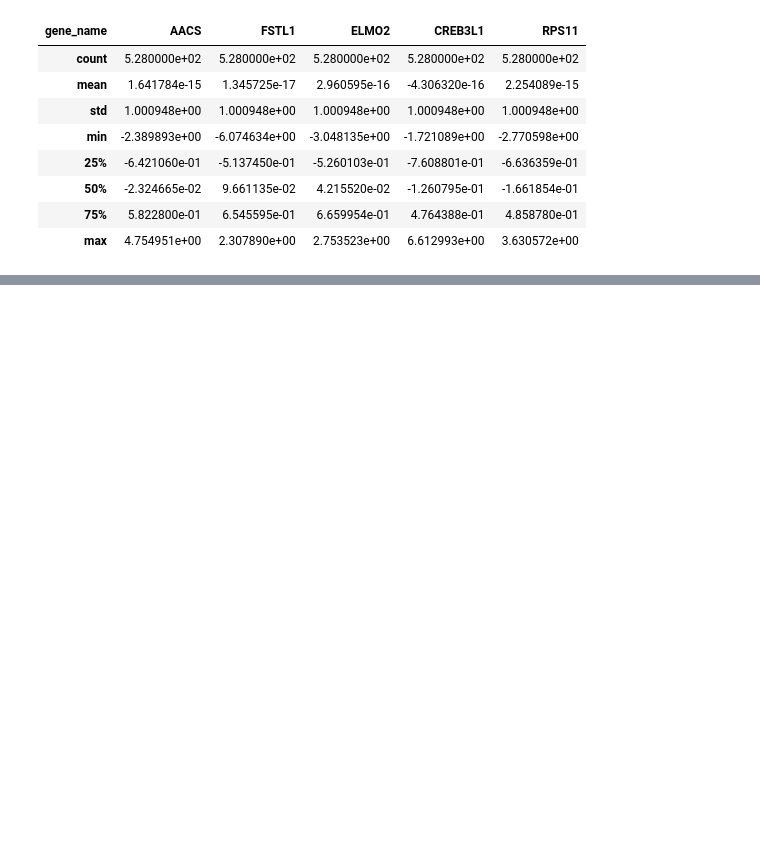
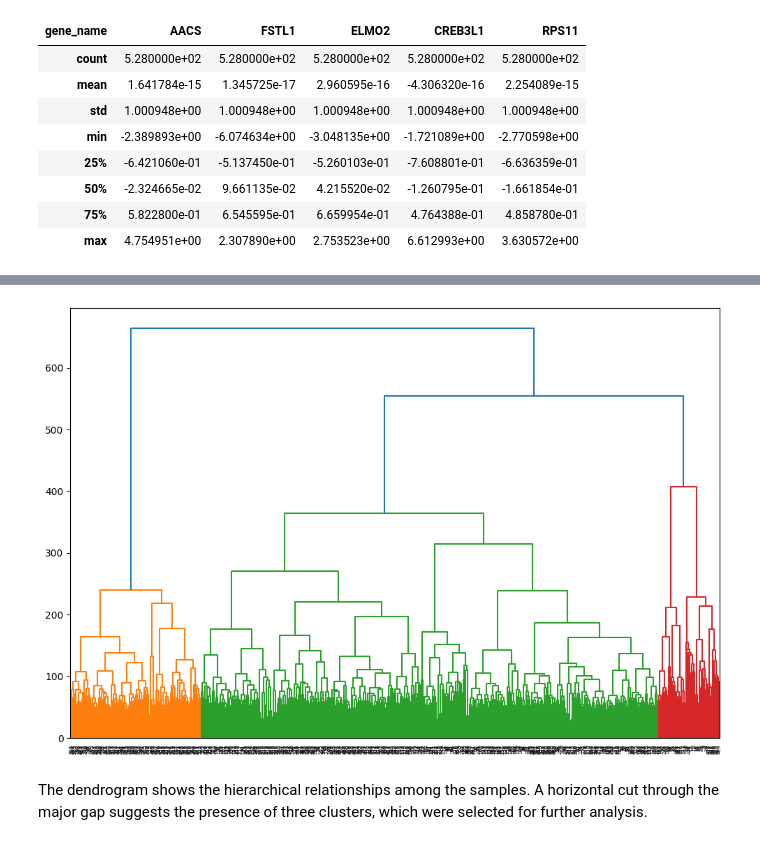
Before and after one commit to hakeemadnan/GeneExpressionDataCLusteringML, a Jupyter notebook: GeneExpressionData.ipynb, the cells around one changed output, grey strips where cells are left out. Drawn from its saved outputs; the diff is of its cells as text; code cells hidden in the pictures; blank space fills up the shorter version.

```diff
--- a/GeneExpressionData.ipynb
+++ b/GeneExpressionData.ipynb
@@ -181,0 +210,5 @@ df_scaled.describe().iloc[:, :5]
+# %%
+from scipy.cluster.hierarchy import dendrogram, linkage
+import matplotlib.pyplot as plt
+
+linked = linkage(df_scaled,method ='ward')
@@ -181,0 +219,10 @@ df_scaled.describe().iloc[:, :5]
+# %%
+plt.figure(figsize=(12,8))
+
+dendrogram(linked)
+plt.show()
+# %% [output]
+[figure, added]
+# %% [markdown]
+
+The dendrogram shows the hierarchical relationships among the samples. A horizontal cut through the major gap suggests the presence of three clusters, which were selected for further analysis.
```
Also changed, not shown: parts of 44 cells of this notebook.
